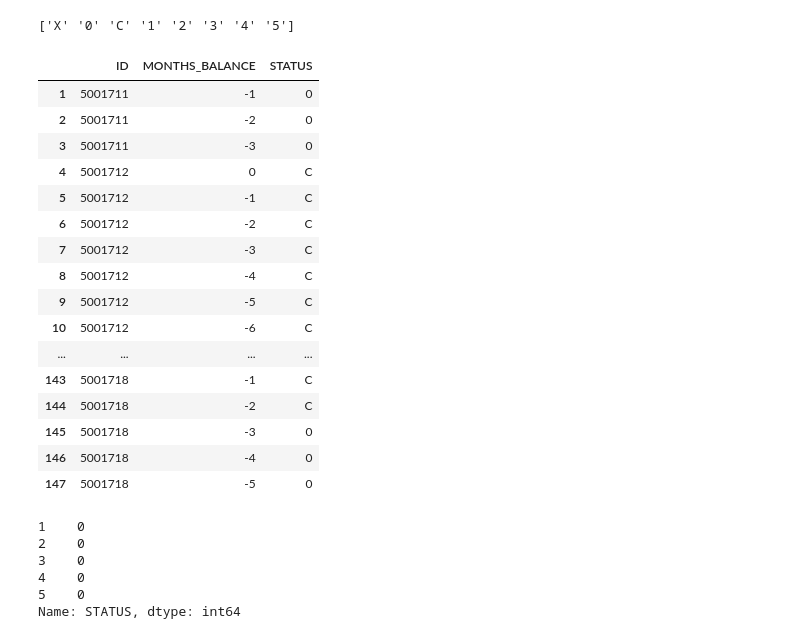
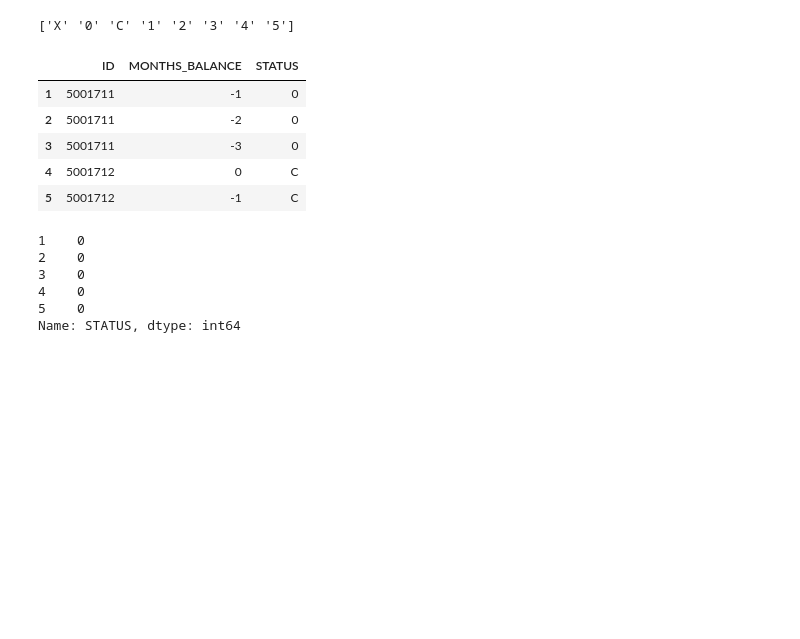
Before and after one commit to lilstanli/project4-team1, a Jupyter notebook: pre_processing.ipynb, the cells around one changed output. Drawn from its saved outputs; the diff is of its cells as text; code cells hidden in the pictures; blank space fills up the shorter version.

```diff
--- a/pre_processing.ipynb
+++ b/pre_processing.ipynb
@@ -251,27 +238,16 @@ print(credit_record.STATUS.unique())
 # %%
 # Since the "X" value signifies "No loan for the month", this can be counted as irrelevant
 # to whether or not they defaulted and if used could create bias
 # There are a lot of account numbers with a month_balances with corresponding status labeled as "X" so can't be used
 credit_record.drop(credit_record[credit_record["STATUS"] == "X"].index, inplace = True)
-credit_record.head(50)
+credit_record.head()
 # %% [output]
 |  | ID | MONTHS_BALANCE | STATUS |
 | 1 | 5001711 | -1 | 0 |
 | 2 | 5001711 | -2 | 0 |
 | 3 | 5001711 | -3 | 0 |
 | 4 | 5001712 | 0 | C |
 | 5 | 5001712 | -1 | C |
-| 6 | 5001712 | -2 | C |
-| 7 | 5001712 | -3 | C |
-| 8 | 5001712 | -4 | C |
-| 9 | 5001712 | -5 | C |
-| 10 | 5001712 | -6 | C |
-| ... | ... | ... | ... |
-| 143 | 5001718 | -1 | C |
-| 144 | 5001718 | -2 | C |
-| 145 | 5001718 | -3 | 0 |
-| 146 | 5001718 | -4 | 0 |
-| 147 | 5001718 | -5 | 0 |
 # %%
 # Replace categorical credit status values with binary values
 credit_record = credit_record.apply(lambda x: x.replace({'C': 0, '0' : 0, '1' : 1, '2' : 1, '3' : 1, '4' : 1, '5' : 1}, regex=True))
```
Also changed, not shown: parts of 4 cells of this notebook.
